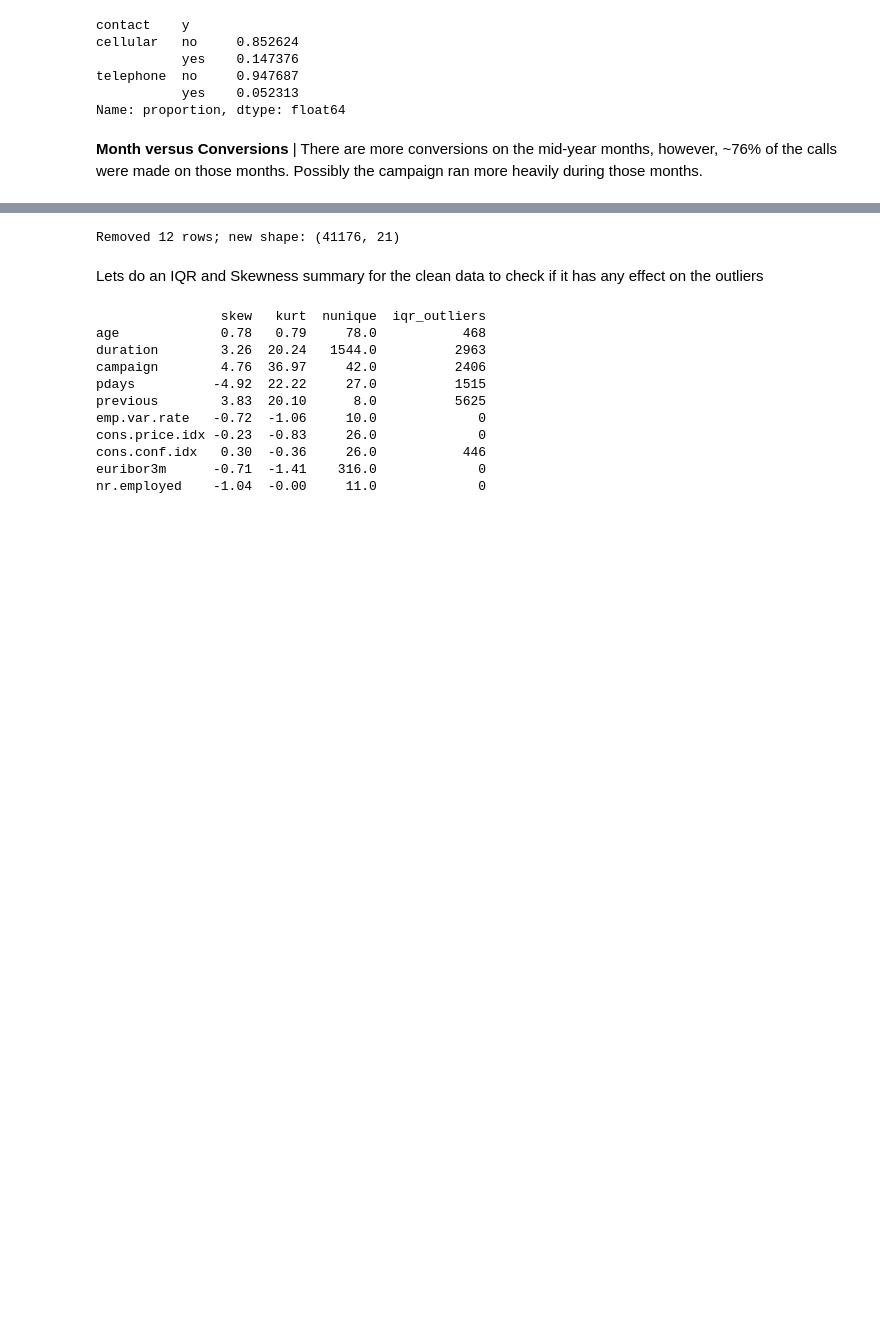
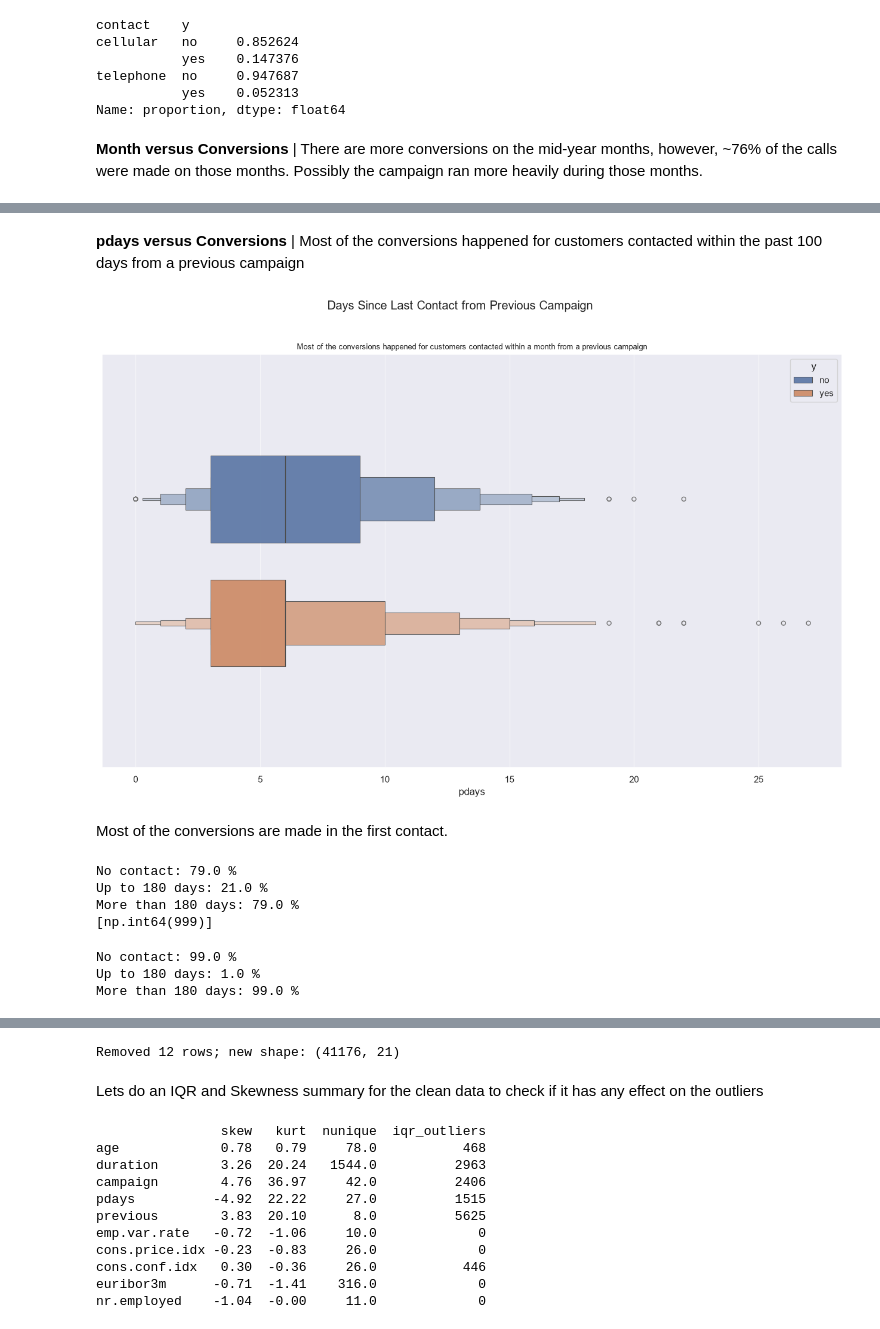
Before and after one commit to anoopungrd/sgh-advanced-analytics-big-data, a Jupyter notebook: semester-1/data-mining/project/code/Bank_Marketing_Notebook.ipynb, the cells around one changed output, grey strips where cells are left out. Cells and saved outputs as stored; diff of their text form; code cells hidden in the pictures; blank space fills up the shorter version.

Commit message:
Added v1.0 of project documentation and finished the data understanding analysis

```diff
--- a/semester-1/data-mining/project/code/Bank_Marketing_Notebook.ipynb
+++ b/semester-1/data-mining/project/code/Bank_Marketing_Notebook.ipynb
@@ -539,0 +563,42 @@ plt.title('More conversions on the mid-year months, but there are more contacts
+# %% [markdown]
+**pdays versus Conversions** |
+Most of the conversions happened for customers contacted within the past 100 days from a previous campaign
+# %%
+# pdays versus Conversions
+plt.figure( figsize=(16,9))
+sns.boxenplot(data=df_csv.query('pdays != 999'), x='pdays',hue='y', dodge=True, alpha=0.9, gap=0.3,width=0.6)
+plt.suptitle('Days Since Last Contact from Previous Campaign')
+plt.title('Most of the conversions happened for customers contacted within a month from a previous campaign', size=9);
+# %% [output]
+[figure, added]
+# %% [markdown]
+Most of the conversions are made in the first contact.
+# %%
+# The impact of the recency of the contact over conversions
+total = df_csv.query('y == "yes"').y.count()
+print('No contact:', round( df_csv.query('y == "yes" & pdays == 999').y.count()/total*100, 0 ), '%')
+print('Up to 180 days:', round( df_csv.query('y == "yes" & pdays >= 0 & pdays <= 180').y.count()/total*100, 0 ), '%')
+print('More than 180 days:', round( df_csv.query('y == "yes" & pdays > 180').y.count()/total*100, 0 ), '%')
+
+# distinct values above 180
+print(sorted(df_csv.loc[df_csv['pdays'] > 180, 'pdays'].unique()))
+
+# distinct values above 180, excluding the placeholder
+#print(sorted(df_csv.loc[(df_csv['pdays'] > 180) & (df_csv['pdays'] != 999), 'pdays'].unique()))
+
+#print(sorted(df_csv.loc[df_csv['pdays'] != 999, 'pdays'].unique()))
+# %% [output]
+No contact: 79.0 %
+Up to 180 days: 21.0 %
+More than 180 days: 79.0 %
+[np.int64(999)]
+# %%
+# The impact of the recency of the contact over Not converted
+total = df_csv.query('y == "no"').y.count()
+print('No contact:', round( df_csv.query('y == "no" & pdays == 999').y.count()/total*100, 0 ), '%')
+print('Up to 180 days:', round( df_csv.query('y == "no" & pdays >= 0 & pdays <= 180').y.count()/total*100, 0 ), '%')
+print('More than 180 days:', round( df_csv.query('y == "no" & pdays > 180').y.count()/total*100, 0 ), '%')
+# %% [output]
+No contact: 99.0 %
+Up to 180 days: 1.0 %
+More than 180 days: 99.0 %
```
Also changed, not shown: parts of 26 cells of this notebook, 1 other file.
